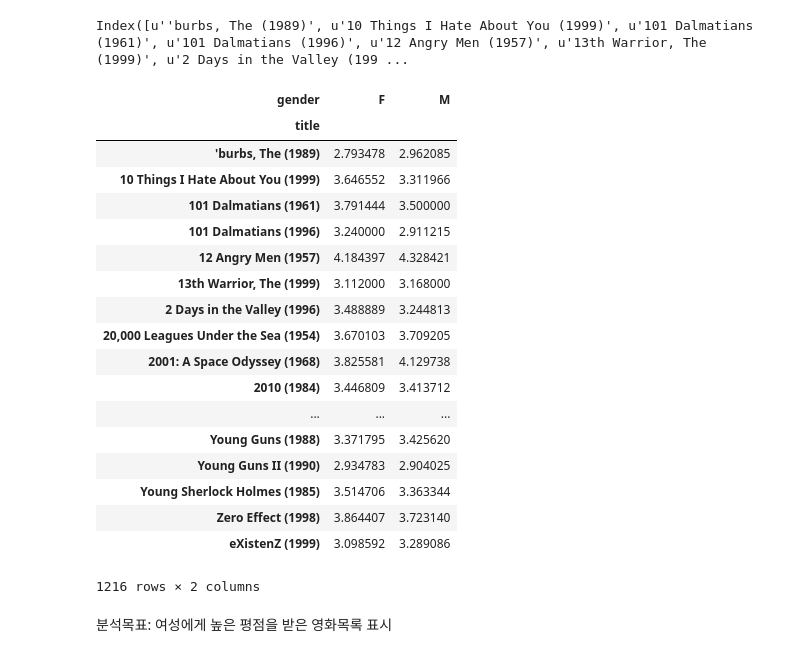
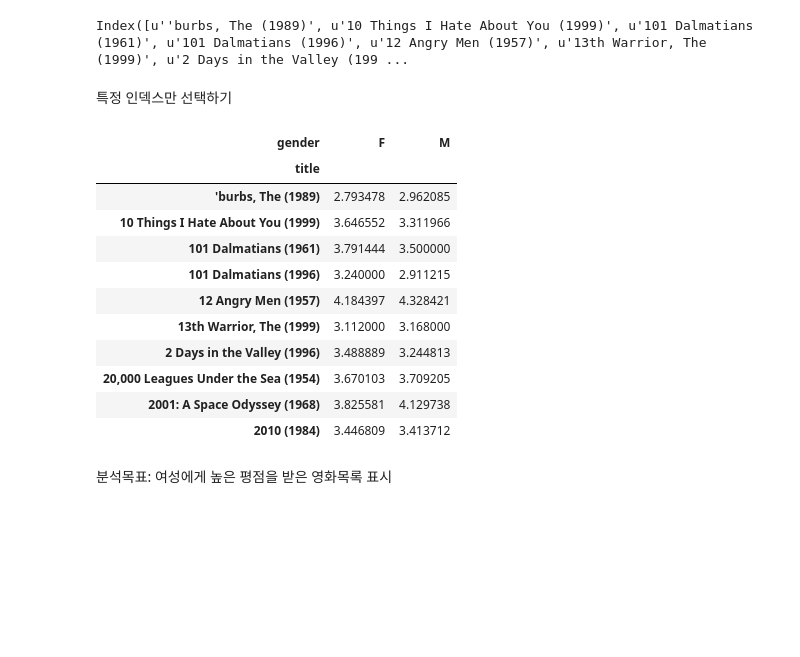
Before and after one commit to lseongjoo/bigpy, a Jupyter notebook: 분석사례.ipynb, the cells around one changed output. Saved outputs shown, nothing was run; the diff lists cells and outputs as text; code cells hidden in the pictures; blank space fills up the shorter version.

```diff
--- a/분석사례.ipynb
+++ b/분석사례.ipynb
@@ -430,8 +479,8 @@ data
 분석 목표: 성별에 따른 각 영화 평균 평점 산출
 # %%
 mean_ratings = data.pivot_table('rating',
-                                rows='title',
-                                cols='gender',
+                                index='title',
+                                columns='gender',
                                 aggfunc='mean')
 # %%
 mean_ratings[:5]
@@ -467,29 +516,24 @@ active_titles = ratings_by_title.index[ratings_by_title >= 250]
 active_titles[:10]
 # %% [output]
 Index([u''burbs, The (1989)', u'10 Things I Hate About You (1999)', u'101 Dalmatians (1961)', u'101 Dalmatians (1996)', u'12 Angry Men (1957)', u'13th Warrior, The (1999)', u'2 Days in the Valley (199 ...
+# %% [markdown]
+특정 인덱스만 선택하기
 # %%
 mean_ratings = mean_ratings.ix[active_titles]
-mean_ratings
+mean_ratings[:10]
 # %% [output]
 | gender | F | M |
 | title |  |  |
 | 'burbs, The (1989) | 2.793478 | 2.962085 |
 | 10 Things I Hate About You (1999) | 3.646552 | 3.311966 |
 | 101 Dalmatians (1961) | 3.791444 | 3.500000 |
 | 101 Dalmatians (1996) | 3.240000 | 2.911215 |
 | 12 Angry Men (1957) | 4.184397 | 4.328421 |
 | 13th Warrior, The (1999) | 3.112000 | 3.168000 |
 | 2 Days in the Valley (1996) | 3.488889 | 3.244813 |
 | 20,000 Leagues Under the Sea (1954) | 3.670103 | 3.709205 |
 | 2001: A Space Odyssey (1968) | 3.825581 | 4.129738 |
 | 2010 (1984) | 3.446809 | 3.413712 |
-| ... | ... | ... |
-| Young Guns (1988) | 3.371795 | 3.425620 |
-| Young Guns II (1990) | 2.934783 | 2.904025 |
-| Young Sherlock Holmes (1985) | 3.514706 | 3.363344 |
-| Zero Effect (1998) | 3.864407 | 3.723140 |
-| eXistenZ (1999) | 3.098592 | 3.289086 |
-1216 rows × 2 columns
 # %% [markdown]
 분석목표: 여성에게 높은 평점을 받은 영화목록 표시
 # %%
```
Also changed, not shown: parts of 41 cells of this notebook, 1 other file.
